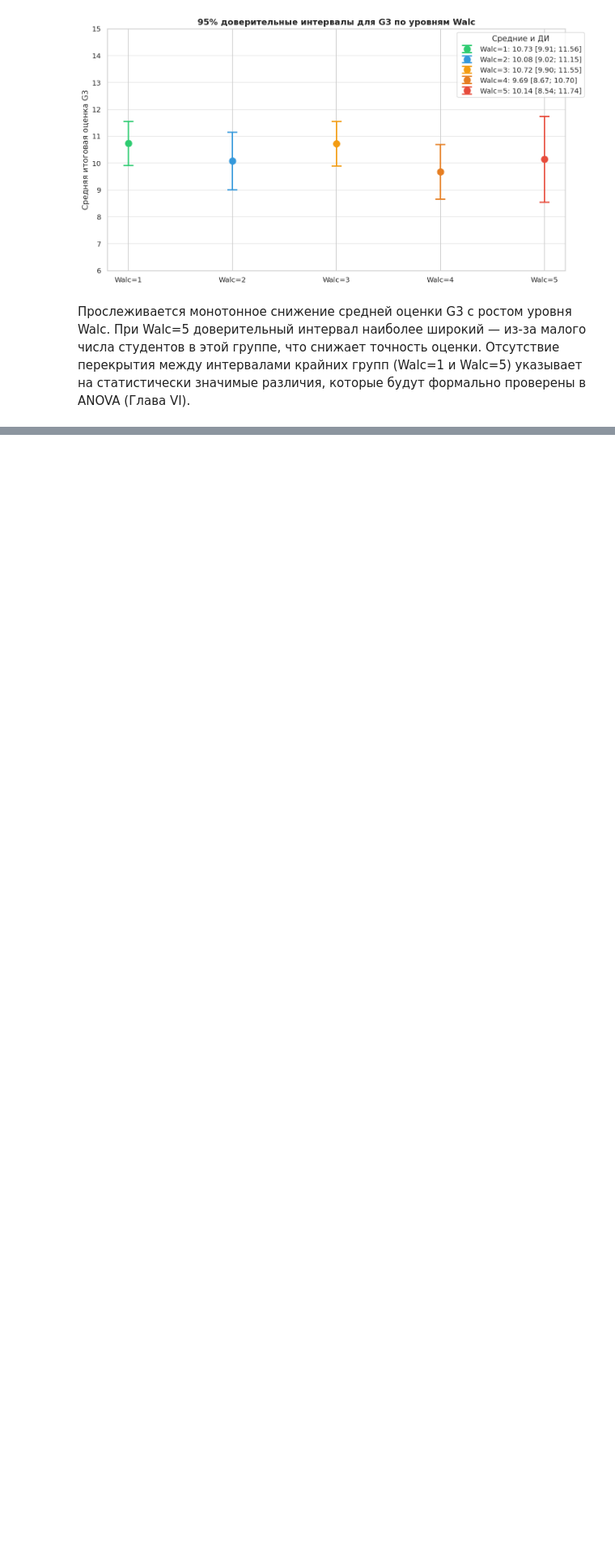
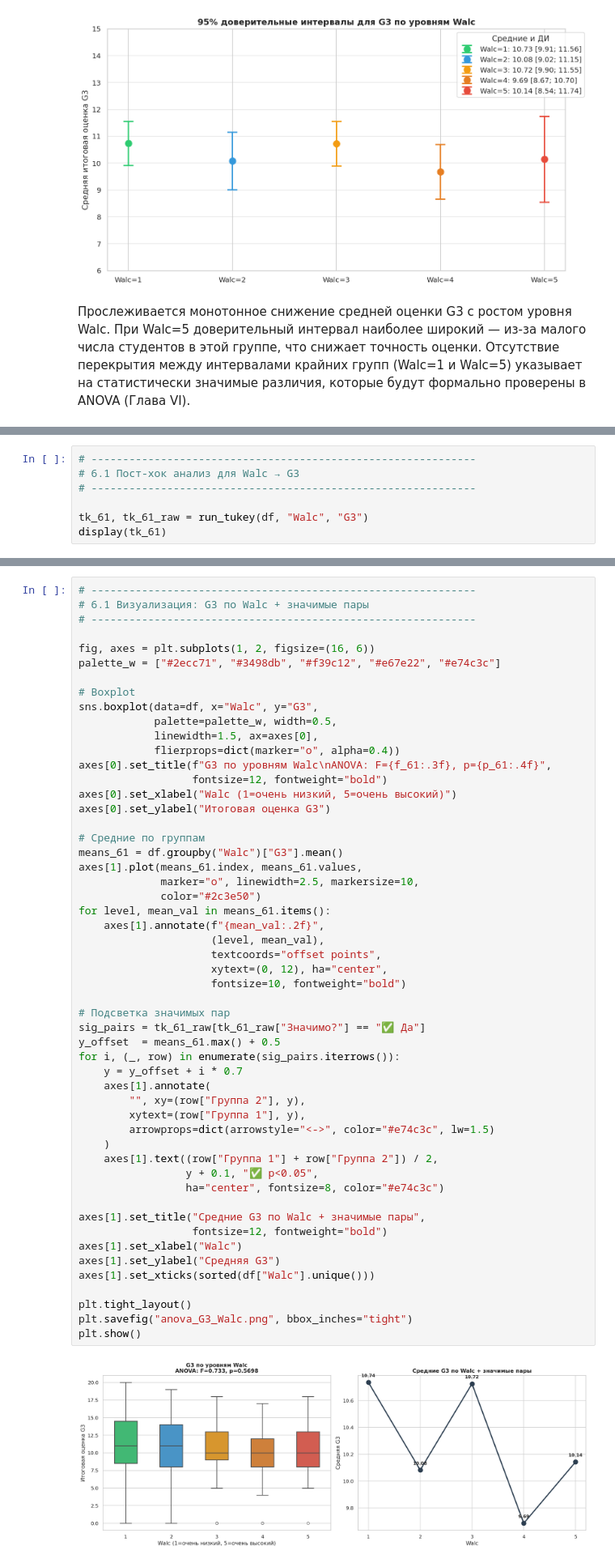
Before and after one commit to falcon-ov/msad-lab1, a Jupyter notebook: lab1.ipynb, the cells around one changed output, grey strips where cells are left out. Shown at 81% size. Saved outputs shown, nothing was run; the diff lists cells and outputs as text; blank space fills up the shorter version.

```diff
--- a/lab1.ipynb
+++ b/lab1.ipynb
@@ -894,0 +1690,7 @@ plt.show()
+# %%
+# -------------------------------------------------------------
+# 6.1 Пост-хок анализ для Walc → G3
+# -------------------------------------------------------------
+
+tk_61, tk_61_raw = run_tukey(df, "Walc", "G3")
+display(tk_61)
@@ -894,0 +1717,55 @@ plt.show()
+# %%
+# -------------------------------------------------------------
+# 6.1 Визуализация: G3 по Walc + значимые пары
+# -------------------------------------------------------------
+
+fig, axes = plt.subplots(1, 2, figsize=(16, 6))
+palette_w = ["#2ecc71", "#3498db", "#f39c12", "#e67e22", "#e74c3c"]
+
+# Boxplot
+sns.boxplot(data=df, x="Walc", y="G3",
+            palette=palette_w, width=0.5,
+            linewidth=1.5, ax=axes[0],
+            flierprops=dict(marker="o", alpha=0.4))
+axes[0].set_title(f"G3 по уровням Walc\nANOVA: F={f_61:.3f}, p={p_61:.4f}",
+                  fontsize=12, fontweight="bold")
+axes[0].set_xlabel("Walc (1=очень низкий, 5=очень высокий)")
+axes[0].set_ylabel("Итоговая оценка G3")
+
+# Средние по группам
+means_61 = df.groupby("Walc")["G3"].mean()
+axes[1].plot(means_61.index, means_61.values,
+             marker="o", linewidth=2.5, markersize=10,
+             color="#2c3e50")
+for level, mean_val in means_61.items():
+    axes[1].annotate(f"{mean_val:.2f}",
+                     (level, mean_val),
+                     textcoords="offset points",
+                     xytext=(0, 12), ha="center",
+                     fontsize=10, fontweight="bold")
+
+# Подсветка значимых пар
+sig_pairs = tk_61_raw[tk_61_raw["Значимо?"] == "✅ Да"]
+y_offset  = means_61.max() + 0.5
+for i, (_, row) in enumerate(sig_pairs.iterrows()):
+    y = y_offset + i * 0.7
+    axes[1].annotate(
+        "", xy=(row["Группа 2"], y),
+        xytext=(row["Группа 1"], y),
+        arrowprops=dict(arrowstyle="<->", color="#e74c3c", lw=1.5)
+    )
+    axes[1].text((row["Группа 1"] + row["Группа 2"]) / 2,
+                 y + 0.1, "✅ p<0.05",
+                 ha="center", fontsize=8, color="#e74c3c")
+
+axes[1].set_title("Средние G3 по Walc + значимые пары",
+                  fontsize=12, fontweight="bold")
+axes[1].set_xlabel("Walc")
+axes[1].set_ylabel("Средняя G3")
+axes[1].set_xticks(sorted(df["Walc"].unique()))
+
+plt.tight_layout()
+plt.savefig("anova_G3_Walc.png", bbox_inches="tight")
+plt.show()
+# %% [output]
+[figure, added]
```
Also changed, not shown: parts of 39 cells of this notebook, 6 other files.
